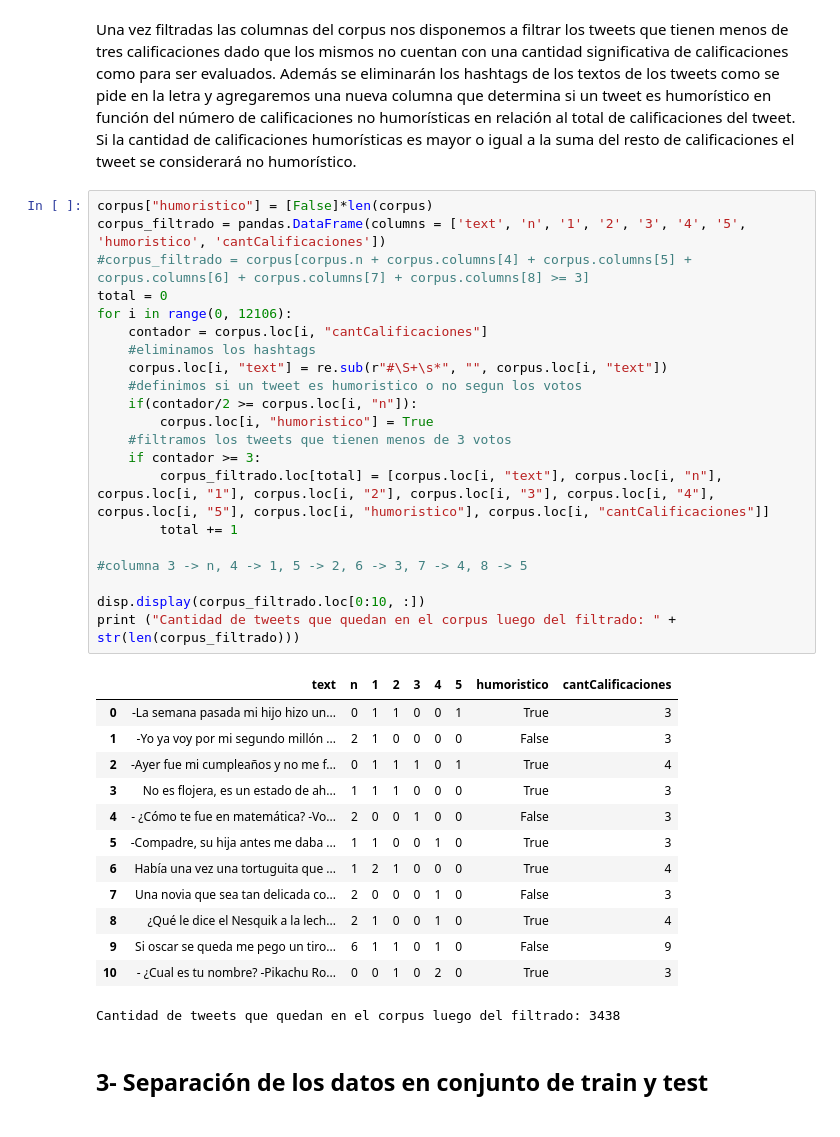
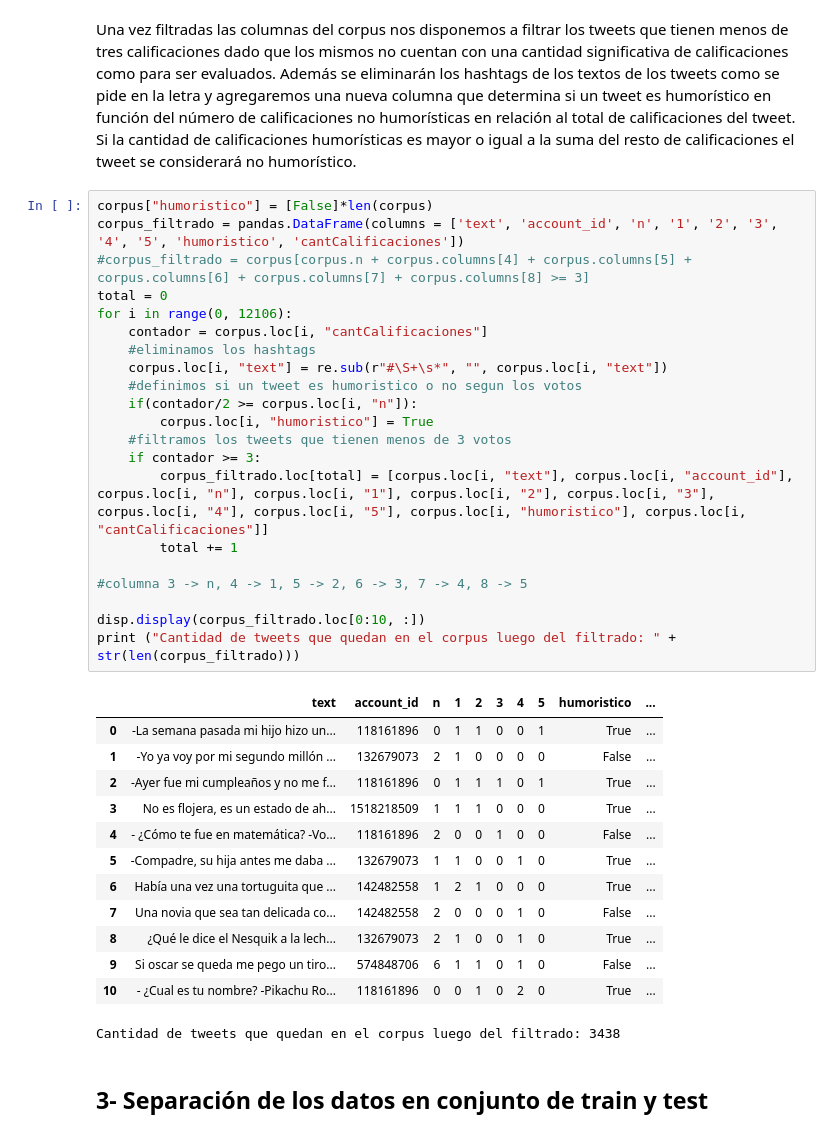
Before and after one commit to sbehak/PLN2017, a Jupyter notebook: Laboratorio_IntroPLN2017.ipynb, the cells around one changed output. Saved outputs shown, nothing was run; the diff lists cells and outputs as text.

```diff
--- a/Laboratorio_IntroPLN2017.ipynb
+++ b/Laboratorio_IntroPLN2017.ipynb
@@ -122,38 +122,38 @@ Index(['text', 'account_id', 'n', '1', '2', '3', '4', '5',
 Una vez filtradas las columnas del corpus nos disponemos a filtrar los tweets que tienen menos de tres calificaciones dado que los mismos no cuentan con una cantidad significativa de calificaciones como para ser evaluados. Además se eliminarán los hashtags de los textos de los tweets como se pide en la letra y agregaremos una nueva columna que determina si un tweet es humorístico en función del número de calificaciones no humorísticas en relación al total de calificaciones del tweet. Si la cantidad de calificaciones humorísticas es mayor o igual a la suma del resto de calificaciones el tweet se considerará no humorístico.
 # %%
 corpus["humoristico"] = [False]*len(corpus)
-corpus_filtrado = pandas.DataFrame(columns = ['text', 'n', '1', '2', '3', '4', '5', 'humoristico', 'cantCalificaciones'])
+corpus_filtrado = pandas.DataFrame(columns = ['text', 'account_id', 'n', '1', '2', '3', '4', '5', 'humoristico', 'cantCalificaciones'])
 #corpus_filtrado = corpus[corpus.n + corpus.columns[4] + corpus.columns[5] + corpus.columns[6] + corpus.columns[7] + corpus.columns[8] >= 3]
 total = 0
 for i in range(0, 12106):
     contador = corpus.loc[i, "cantCalificaciones"]
     #eliminamos los hashtags
     corpus.loc[i, "text"] = re.sub(r"#\S+\s*", "", corpus.loc[i, "text"])
     #definimos si un tweet es humoristico o no segun los votos
     if(contador/2 >= corpus.loc[i, "n"]):
         corpus.loc[i, "humoristico"] = True
     #filtramos los tweets que tienen menos de 3 votos
     if contador >= 3:
-        corpus_filtrado.loc[total] = [corpus.loc[i, "text"], corpus.loc[i, "n"], corpus.loc[i, "1"], corpus.loc[i, "2"], corpus.loc[i, "3"], corpus.loc[i, "4"], corpus.loc[i, "5"], corpus.loc[i, "humoristico"], corpus.loc[i, "cantCalificaciones"]]
+        corpus_filtrado.loc[total] = [corpus.loc[i, "text"], corpus.loc[i, "account_id"], corpus.loc[i, "n"], corpus.loc[i, "1"], corpus.loc[i, "2"], corpus.loc[i, "3"], corpus.loc[i, "4"], corpus.loc[i, "5"], corpus.loc[i, "humoristico"], corpus.loc[i, "cantCalificaciones"]]
         total += 1
 
 #columna 3 -> n, 4 -> 1, 5 -> 2, 6 -> 3, 7 -> 4, 8 -> 5
 
 disp.display(corpus_filtrado.loc[0:10, :])
 print ("Cantidad de tweets que quedan en el corpus luego del filtrado: " + str(len(corpus_filtrado)))
 # %% [output]
-|  | text | n | 1 | 2 | 3 | 4 | 5 | humoristico | cantCalificaciones |
-| 0 | -La semana pasada mi hijo hizo un... | 0 | 1 | 1 | 0 | 0 | 1 | True | 3 |
-| 1 | -Yo ya voy por mi segundo millón ... | 2 | 1 | 0 | 0 | 0 | 0 | False | 3 |
-| 2 | -Ayer fue mi cumpleaños y no me f... | 0 | 1 | 1 | 1 | 0 | 1 | True | 4 |
-| 3 | No es flojera, es un estado de ah... | 1 | 1 | 1 | 0 | 0 | 0 | True | 3 |
-| 4 | - ¿Cómo te fue en matemática? -Vo... | 2 | 0 | 0 | 1 | 0 | 0 | False | 3 |
-| 5 | -Compadre, su hija antes me daba ... | 1 | 1 | 0 | 0 | 1 | 0 | True | 3 |
-| 6 | Había una vez una tortuguita que ... | 1 | 2 | 1 | 0 | 0 | 0 | True | 4 |
-| 7 | Una novia que sea tan delicada co... | 2 | 0 | 0 | 0 | 1 | 0 | False | 3 |
-| 8 | ¿Qué le dice el Nesquik a la lech... | 2 | 1 | 0 | 0 | 1 | 0 | True | 4 |
-| 9 | Si oscar se queda me pego un tiro... | 6 | 1 | 1 | 0 | 1 | 0 | False | 9 |
-| 10 | - ¿Cual es tu nombre? -Pikachu Ro... | 0 | 0 | 1 | 0 | 2 | 0 | True | 3 |
+|  | text | account_id | n | 1 | 2 | 3 | 4 | 5 | humoristico | ... |
+| 0 | -La semana pasada mi hijo hizo un... | 118161896 | 0 | 1 | 1 | 0 | 0 | 1 | True | ... |
+| 1 | -Yo ya voy por mi segundo millón ... | 132679073 | 2 | 1 | 0 | 0 | 0 | 0 | False | ... |
+| 2 | -Ayer fue mi cumpleaños y no me f... | 118161896 | 0 | 1 | 1 | 1 | 0 | 1 | True | ... |
+| 3 | No es flojera, es un estado de ah... | 1518218509 | 1 | 1 | 1 | 0 | 0 | 0 | True | ... |
+| 4 | - ¿Cómo te fue en matemática? -Vo... | 118161896 | 2 | 0 | 0 | 1 | 0 | 0 | False | ... |
+| 5 | -Compadre, su hija antes me daba ... | 132679073 | 1 | 1 | 0 | 0 | 1 | 0 | True | ... |
+| 6 | Había una vez una tortuguita que ... | 142482558 | 1 | 2 | 1 | 0 | 0 | 0 | True | ... |
+| 7 | Una novia que sea tan delicada co... | 142482558 | 2 | 0 | 0 | 0 | 1 | 0 | False | ... |
+| 8 | ¿Qué le dice el Nesquik a la lech... | 132679073 | 2 | 1 | 0 | 0 | 1 | 0 | True | ... |
+| 9 | Si oscar se queda me pego un tiro... | 574848706 | 6 | 1 | 1 | 0 | 1 | 0 | False | ... |
+| 10 | - ¿Cual es tu nombre? -Pikachu Ro... | 118161896 | 0 | 0 | 1 | 0 | 2 | 0 | True | ... |
 Cantidad de tweets que quedan en el corpus luego del filtrado: 3438
 # %% [markdown]
 ## 3- Separación de los datos en conjunto de train y test
```
Also changed, not shown: parts of 4 cells of this notebook.
